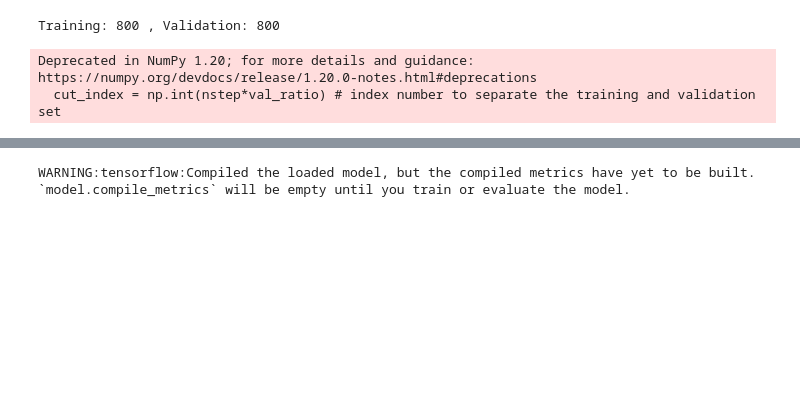
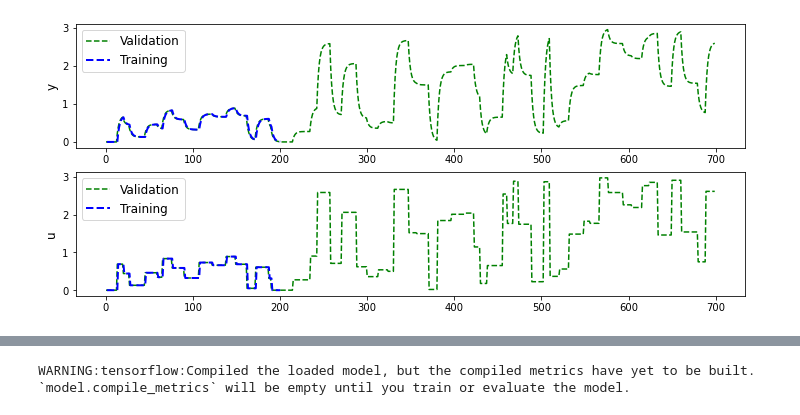
Before and after one commit to BYU-PRISM/Transformer_MPC, a Jupyter notebook: 03_HybridModel/pinn_on2.ipynb, the cells around one changed output, grey strips where cells are left out. Cells and saved outputs as stored; diff of their text form; code cells hidden in the pictures; blank space fills up the shorter version.

```diff
--- a/03_HybridModel/pinn_on2.ipynb
+++ b/03_HybridModel/pinn_on2.ipynb
@@ -175,29 +106,17 @@ Deprecated in NumPy 1.20; for more details and guidance: https://numpy.org/devdo
-# %%
-nstep = Xs2.shape[0]
-val_ratio = 0.5
-cut_index = np.int(nstep*val_ratio) # index number to separate the training and validation set
-print("Training:",cut_index, ", Validation:", nstep-cut_index)
-Xs_train2 = Xs2[0:cut_index]
-Ys_train2 = Ys2[0:cut_index]
-Xs_val2 = Xs2[cut_index:]
-Ys_val2 = Ys2[cut_index:]
-
-X_train2 = []
-Y_train2 = []
-for i in range(window,len(Xs_train2)):
-    X_train2.append(Xs_train2[i-window:i,:])
-    Y_train2.append(Ys_train2[i])
-
-X_val2 = []
-Y_val2 = []
-for i in range(window,len(Xs_val2)):
-    X_val2.append(Xs_val2[i-window:i,:])
-    Y_val2.append(Ys_val2[i])
-
-# Reshape data to format accepted by LSTM
-X_train2, Y_train2 = np.array(X_train2), np.array(Y_train2)
-X_val2, Y_val2 = np.array(X_val2), np.array(Y_val2)
-# %% [output]
-Training: 800 , Validation: 800
-Deprecated in NumPy 1.20; for more details and guidance: https://numpy.org/devdocs/release/1.20.0-notes.html#deprecations
-  cut_index = np.int(nstep*val_ratio) # index number to separate the training and validation set
+# %%
+plt.figure(figsize=(12,5))
+plt.subplot(211)
+plt.plot(data3["y"], 'g--', label='Validation')
+plt.plot(data1["y"], 'b--', linewidth=2, label='Training')
+
+plt.ylabel("y",fontsize=12)
+plt.legend(fontsize=12)
+
+plt.subplot(212)
+plt.plot(data3["u"], 'g--',label='Validation')
+plt.plot(data1["u"], 'b--',linewidth=2,label='Training')
+plt.ylabel("u",fontsize=12)
+plt.legend(fontsize=12)
+plt.show()
+# %% [output]
+[figure, added]
```
Also changed, not shown: parts of 20 cells of this notebook, 25 other files.
